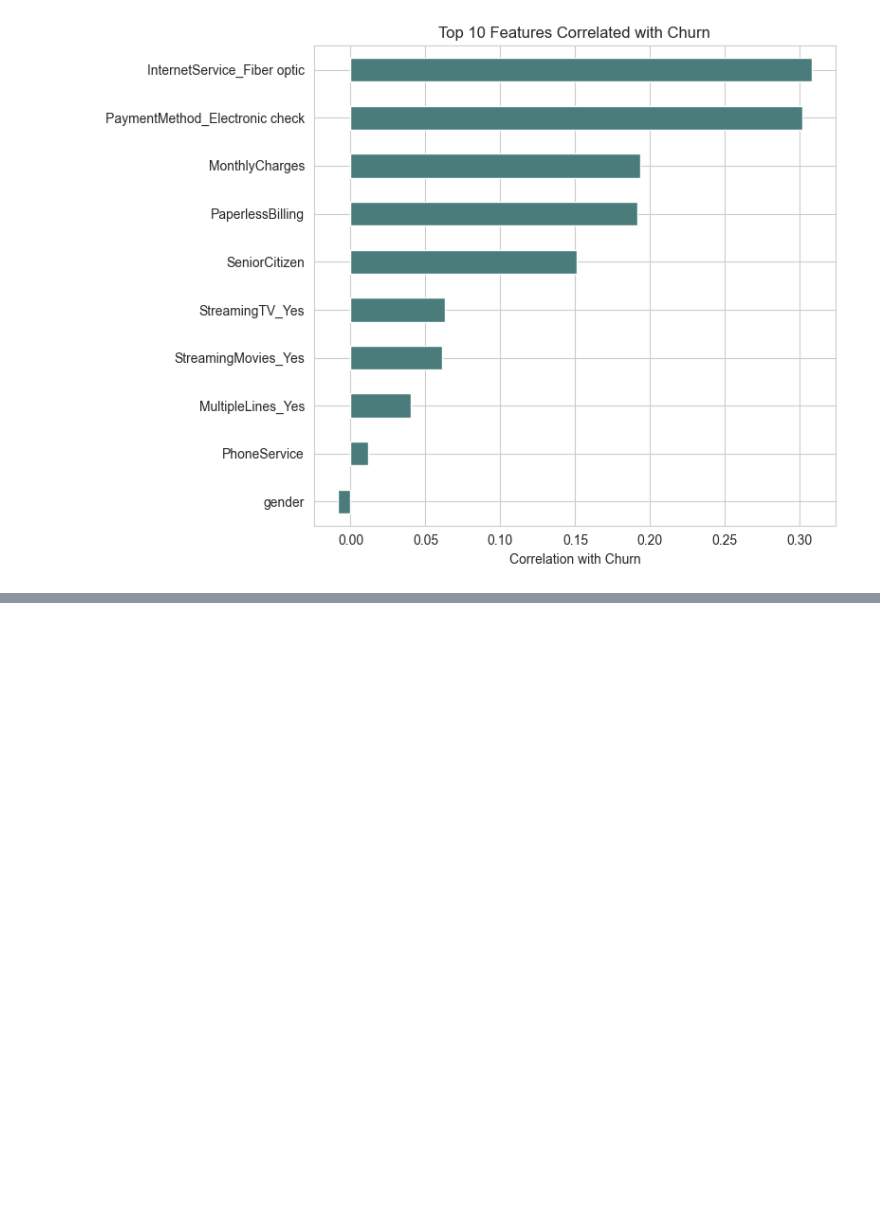
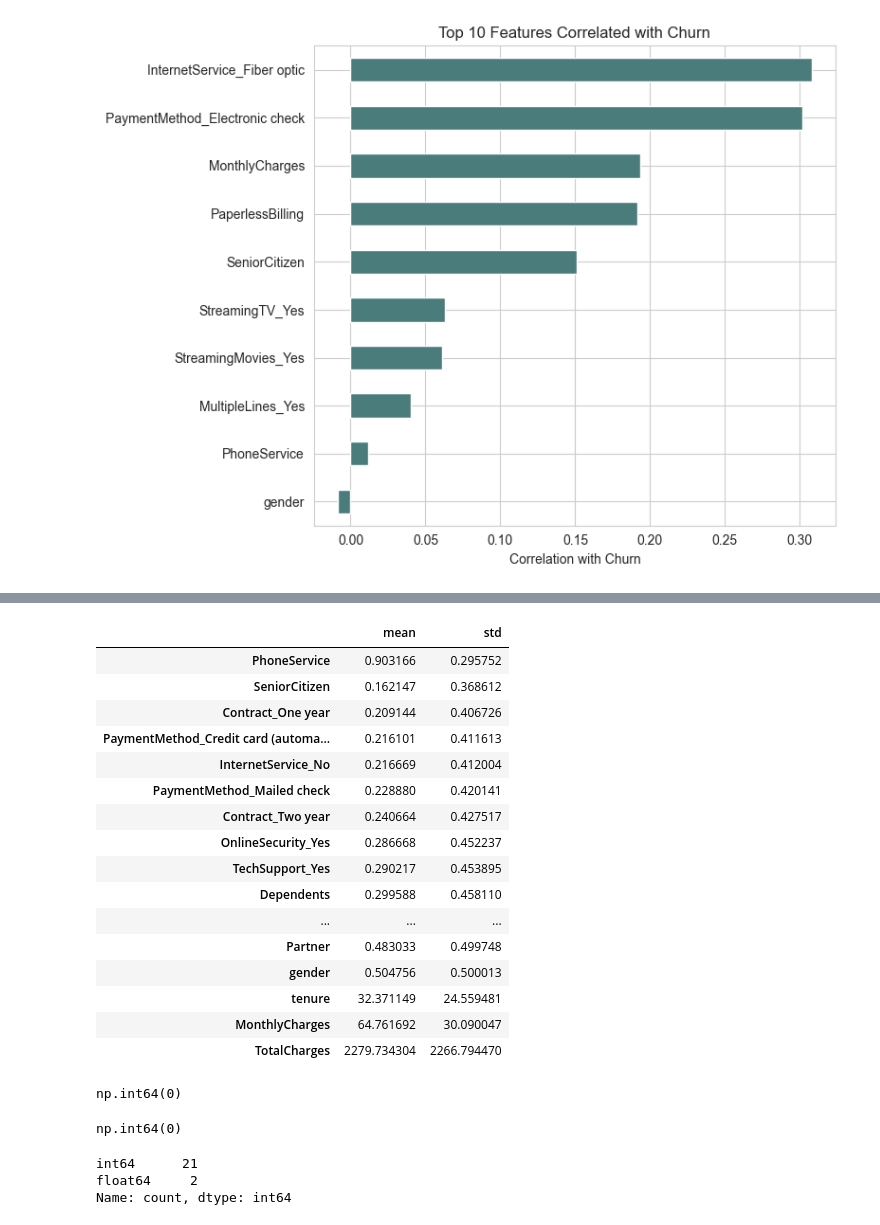
Before and after one commit to drikshathakur786/churnlens-customer-retention-analytics, a Jupyter notebook: python/01_eda.ipynb, the cells around one changed output, grey strips where cells are left out. Saved outputs shown, nothing was run; the diff lists cells and outputs as text; code cells hidden in the pictures; blank space fills up the shorter version.

```diff
--- a/python/01_eda.ipynb
+++ b/python/01_eda.ipynb
@@ -336,0 +349,27 @@ plt.show()
+# %%
+from sklearn.model_selection import train_test_split
+from sklearn.linear_model import LogisticRegression
+from sklearn.preprocessing import StandardScaler
+
+redundant_cols = [
+    'OnlineSecurity_No internet service',
+    'OnlineBackup_No internet service',
+    'DeviceProtection_No internet service',
+    'TechSupport_No internet service',
+    'StreamingTV_No internet service',
+    'StreamingMovies_No internet service',
+    'MultipleLines_No phone service'
+]
+
+X = df_encoded.drop(columns=['customerID', 'Churn', 'TenureBucket'] + redundant_cols)
+
+bool_cols = X.select_dtypes(include='bool').columns
+X[bool_cols] = X[bool_cols].astype(int)
+
+y = df_encoded['Churn']
+
+X_train, X_test, y_train, y_test = train_test_split(X, y, test_size=0.2, random_state=42)
+
+scaler = StandardScaler()
+X_train_scaled = scaler.fit_transform(X_train)
+X_test_scaled = scaler.transform(X_test)
@@ -336,0 +387,36 @@ plt.show()
+# %%
+X.describe().T[['mean', 'std']].sort_values('std')
+# %% [output]
+|  | mean | std |
+| PhoneService | 0.903166 | 0.295752 |
+| SeniorCitizen | 0.162147 | 0.368612 |
+| Contract_One year | 0.209144 | 0.406726 |
+| PaymentMethod_Credit card (automa... | 0.216101 | 0.411613 |
+| InternetService_No | 0.216669 | 0.412004 |
+| PaymentMethod_Mailed check | 0.228880 | 0.420141 |
+| Contract_Two year | 0.240664 | 0.427517 |
+| OnlineSecurity_Yes | 0.286668 | 0.452237 |
+| TechSupport_Yes | 0.290217 | 0.453895 |
+| Dependents | 0.299588 | 0.458110 |
+| ... | ... | ... |
+| Partner | 0.483033 | 0.499748 |
+| gender | 0.504756 | 0.500013 |
+| tenure | 32.371149 | 24.559481 |
+| MonthlyCharges | 64.761692 | 30.090047 |
+| TotalCharges | 2279.734304 | 2266.794470 |
+# %%
+import numpy as np
+
+X.isnull().sum().sum()
+# %% [output]
+np.int64(0)
+# %%
+np.isinf(X.select_dtypes(include=[np.number])).sum().sum()
+# %% [output]
+np.int64(0)
+# %%
+X.dtypes.value_counts()
+# %% [output]
+int64      21
+float64     2
+Name: count, dtype: int64
```
Also changed, not shown: parts of 9 cells of this notebook.
